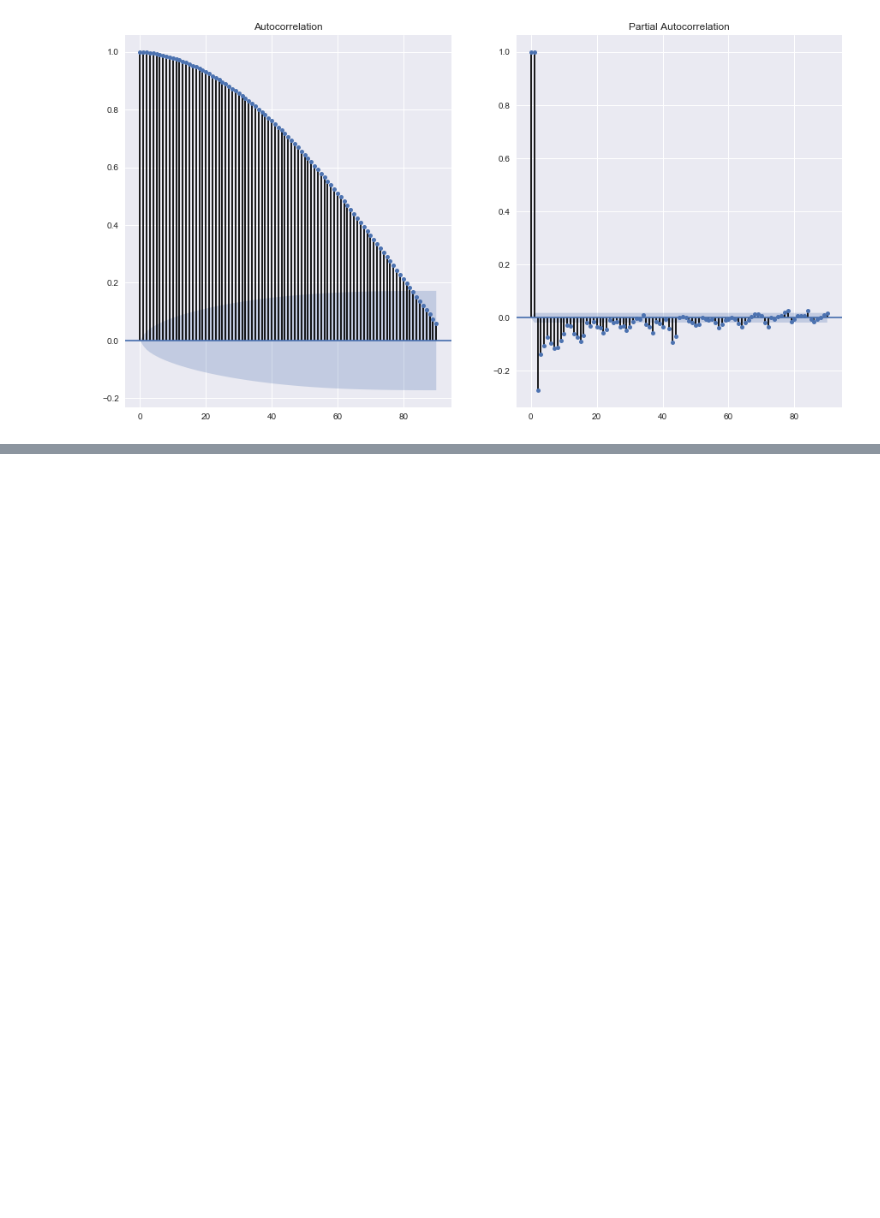
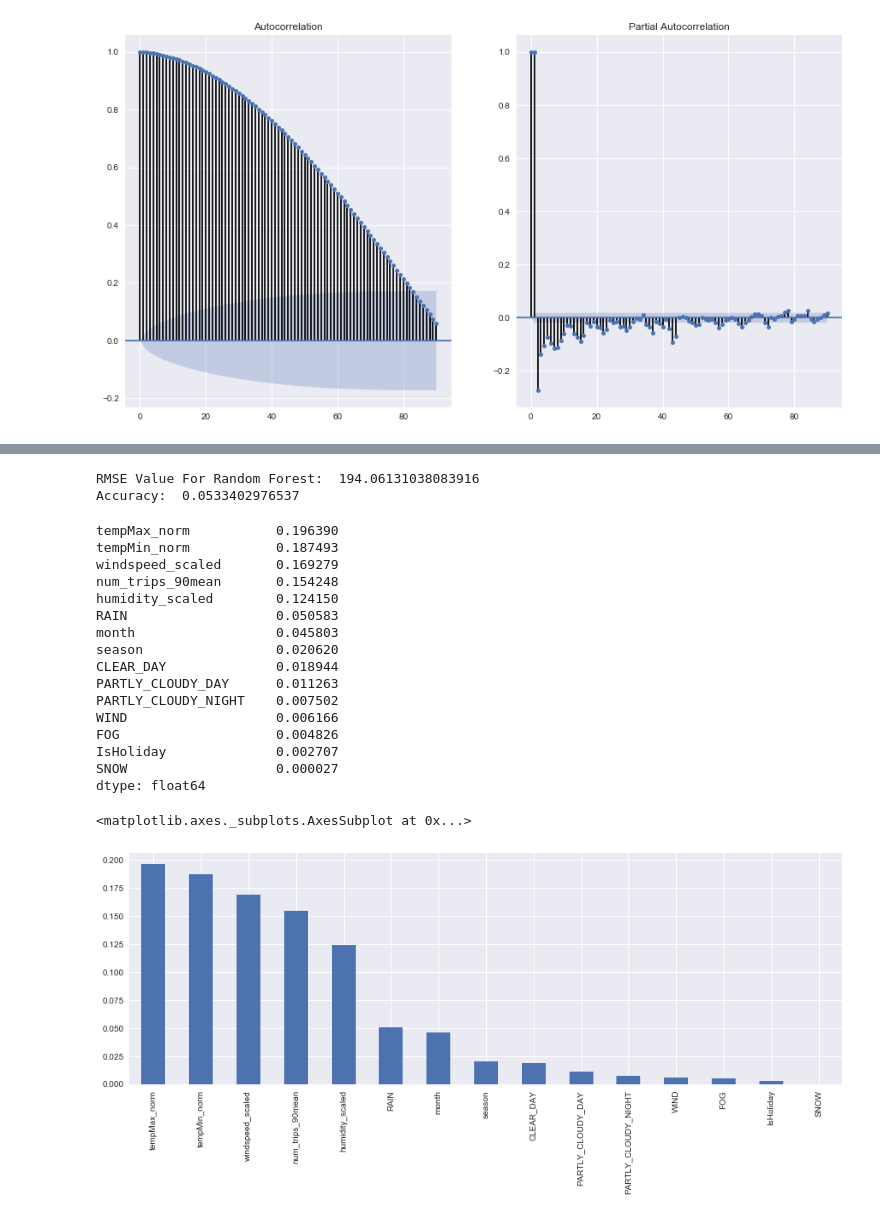
Before and after one commit to a4arun4u/PythonBikers, a Jupyter notebook: daily.ipynb, the cells around one changed output, grey strips where cells are left out. Drawn from its saved outputs; the diff is of its cells as text; code cells hidden in the pictures; blank space fills up the shorter version.

```diff
--- a/daily.ipynb
+++ b/daily.ipynb
@@ -810,0 +718,25 @@ AttributeError: module 'statsmodels.tsa.statespace' has no attribute 'SARIMAX'
+# %%
+#split data into training, validation, & testing set
+
+temp_df1 = model_df2
+model_train, model_validate, model_test = train_validate_test_split(temp_df1)
+
+#train data
+model_train = model_train.reset_index('startday')
+model_train = model_train.drop('startday', axis=1)
+X_train = model_train.drop('diff_num_trips_1',axis=1)
+Y_train = model_train['diff_num_trips_1']
+
+#validate data
+model_validate = model_validate.reset_index('startday')
+model_validate = model_validate.drop('startday', axis=1)
+X_val = model_validate.drop('diff_num_trips_1',axis=1)
+Y_val = model_validate['diff_num_trips_1']
+
+#test data
+model_test = model_test.reset_index('startday')
+model_test = model_test.drop('startday', axis=1)
+X_test = model_test.drop('diff_num_trips_1',axis=1)
+Y_test = model_test['diff_num_trips_1']
+
+X_train.dtypes
@@ -810,0 +786,41 @@ AttributeError: module 'statsmodels.tsa.statespace' has no attribute 'SARIMAX'
+# %%
+# after scalling and rolling mean on 90 days
+from sklearn.ensemble import RandomForestRegressor
+rf=RandomForestRegressor(n_estimators=200,random_state=0)
+rf.fit(X_train, Y_train)
+rf.score(X_val, Y_val)
+preds = rf.predict(X= X_val)
+
+rmse = math.sqrt(mean_squared_error(Y_val, preds))
+print ("RMSE Value For Random Forest: ", rmse)
+print("Accuracy: ", rf.score(X_val, Y_val))
+# %% [output]
+RMSE Value For Random Forest:  194.06131038083916
+Accuracy:  0.0533402976537
+# %%
+important_features = pd.Series(data=rf.feature_importances_,index=X_train.columns)
+important_features.sort_values(ascending=False,inplace=True)
+print(important_features)
+
+#plt.scatter(y=important_features[1], x=important_features[0])
+type(important_features)
+important_features.plot(kind='bar', figsize=(15,5))
+# %% [output]
+tempMax_norm           0.196390
+tempMin_norm           0.187493
+windspeed_scaled       0.169279
+num_trips_90mean       0.154248
+humidity_scaled        0.124150
+RAIN                   0.050583
+month                  0.045803
+season                 0.020620
+CLEAR_DAY              0.018944
+PARTLY_CLOUDY_DAY      0.011263
+PARTLY_CLOUDY_NIGHT    0.007502
+WIND                   0.006166
+FOG                    0.004826
+IsHoliday              0.002707
+SNOW                   0.000027
+dtype: float64
+<matplotlib.axes._subplots.AxesSubplot at 0x...>
+[figure, added]
```
Also changed, not shown: parts of 64 cells of this notebook.
